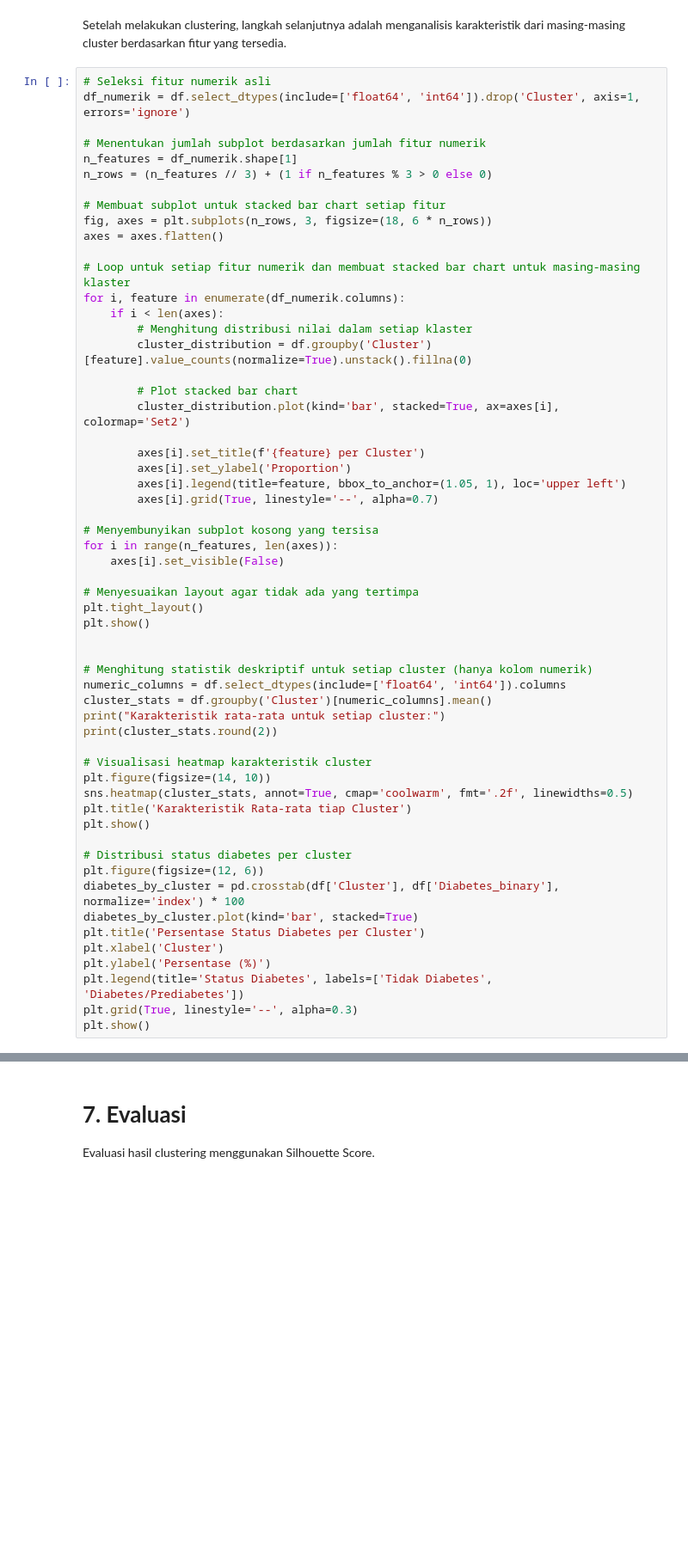
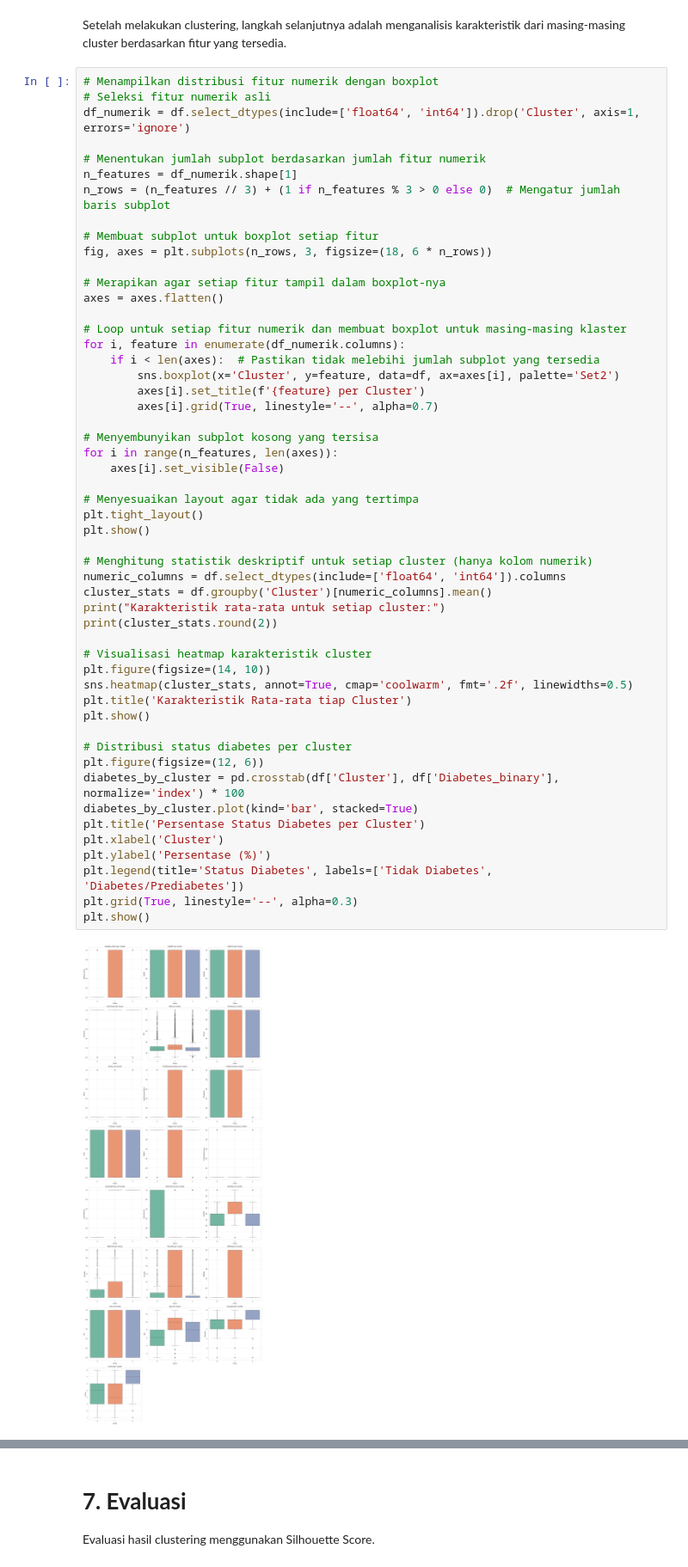
Before and after one commit to capinowo/datasengs, a Jupyter notebook: tugas_lanjutan.ipynb, the cells around one changed output, grey strips where cells are left out. Shown at 86% size. Drawn from its saved outputs; the diff is of its cells as text; blank space fills up the shorter version.

```diff
--- a/tugas_lanjutan.ipynb
+++ b/tugas_lanjutan.ipynb
@@ -414,59 +407,56 @@ plt.show()
 # %% [markdown]
 Setelah melakukan clustering, langkah selanjutnya adalah menganalisis karakteristik dari masing-masing cluster berdasarkan fitur yang tersedia.
 # %%
+# Menampilkan distribusi fitur numerik dengan boxplot
 # Seleksi fitur numerik asli
 df_numerik = df.select_dtypes(include=['float64', 'int64']).drop('Cluster', axis=1, errors='ignore')
 
 # Menentukan jumlah subplot berdasarkan jumlah fitur numerik
 n_features = df_numerik.shape[1]
-n_rows = (n_features // 3) + (1 if n_features % 3 > 0 else 0)
+n_rows = (n_features // 3) + (1 if n_features % 3 > 0 else 0)  # Mengatur jumlah baris subplot
 
-# Membuat subplot untuk stacked bar chart setiap fitur
+# Membuat subplot untuk boxplot setiap fitur
 fig, axes = plt.subplots(n_rows, 3, figsize=(18, 6 * n_rows))
+
+# Merapikan agar setiap fitur tampil dalam boxplot-nya
 axes = axes.flatten()
 
-# Loop untuk setiap fitur numerik dan membuat stacked bar chart untuk masing-masing klaster
+# Loop untuk setiap fitur numerik dan membuat boxplot untuk masing-masing klaster
 for i, feature in enumerate(df_numerik.columns):
-    if i < len(axes):
-        # Menghitung distribusi nilai dalam setiap klaster
-        cluster_distribution = df.groupby('Cluster')[feature].value_counts(normalize=True).unstack().fillna(0)
-
-        # Plot stacked bar chart
-        cluster_distribution.plot(kind='bar', stacked=True, ax=axes[i], colormap='Set2')
-
+    if i < len(axes):  # Pastikan tidak melebihi jumlah subplot yang tersedia
+        sns.boxplot(x='Cluster', y=feature, data=df, ax=axes[i], palette='Set2')
         axes[i].set_title(f'{feature} per Cluster')
-        axes[i].set_ylabel('Proportion')
-        axes[i].legend(title=feature, bbox_to_anchor=(1.05, 1), loc='upper left')
         axes[i].grid(True, linestyle='--', alpha=0.7)
 
 # Menyembunyikan subplot kosong yang tersisa
 for i in range(n_features, len(axes)):
     axes[i].set_visible(False)
 
 # Menyesuaikan layout agar tidak ada yang tertimpa
 plt.tight_layout()
 plt.show()
-
 
 # Menghitung statistik deskriptif untuk setiap cluster (hanya kolom numerik)
 numeric_columns = df.select_dtypes(include=['float64', 'int64']).columns
 cluster_stats = df.groupby('Cluster')[numeric_columns].mean()
 print("Karakteristik rata-rata untuk setiap cluster:")
 print(cluster_stats.round(2))
 
 # Visualisasi heatmap karakteristik cluster
 plt.figure(figsize=(14, 10))
 sns.heatmap(cluster_stats, annot=True, cmap='coolwarm', fmt='.2f', linewidths=0.5)
 plt.title('Karakteristik Rata-rata tiap Cluster')
 plt.show()
 
 # Distribusi status diabetes per cluster
 plt.figure(figsize=(12, 6))
 diabetes_by_cluster = pd.crosstab(df['Cluster'], df['Diabetes_binary'], normalize='index') * 100
 diabetes_by_cluster.plot(kind='bar', stacked=True)
 plt.title('Persentase Status Diabetes per Cluster')
 plt.xlabel('Cluster')
 plt.ylabel('Persentase (%)')
 plt.legend(title='Status Diabetes', labels=['Tidak Diabetes', 'Diabetes/Prediabetes'])
 plt.grid(True, linestyle='--', alpha=0.3)
 plt.show()
+# %% [output]
+[figure, added]
```
Also changed, not shown: parts of 10 cells of this notebook.
